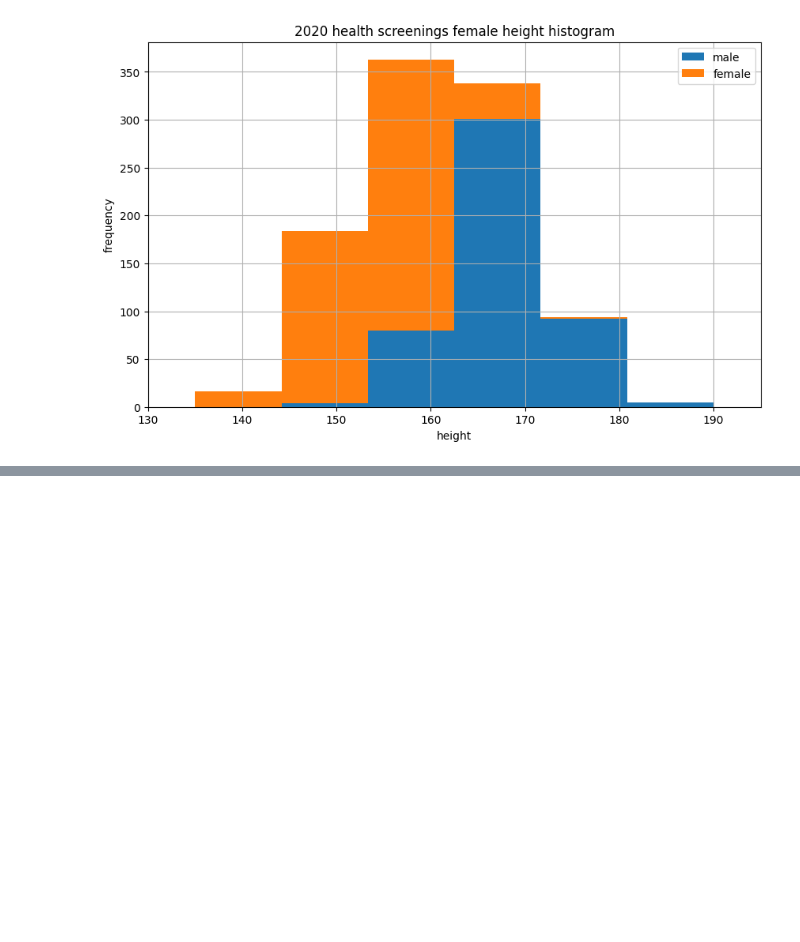
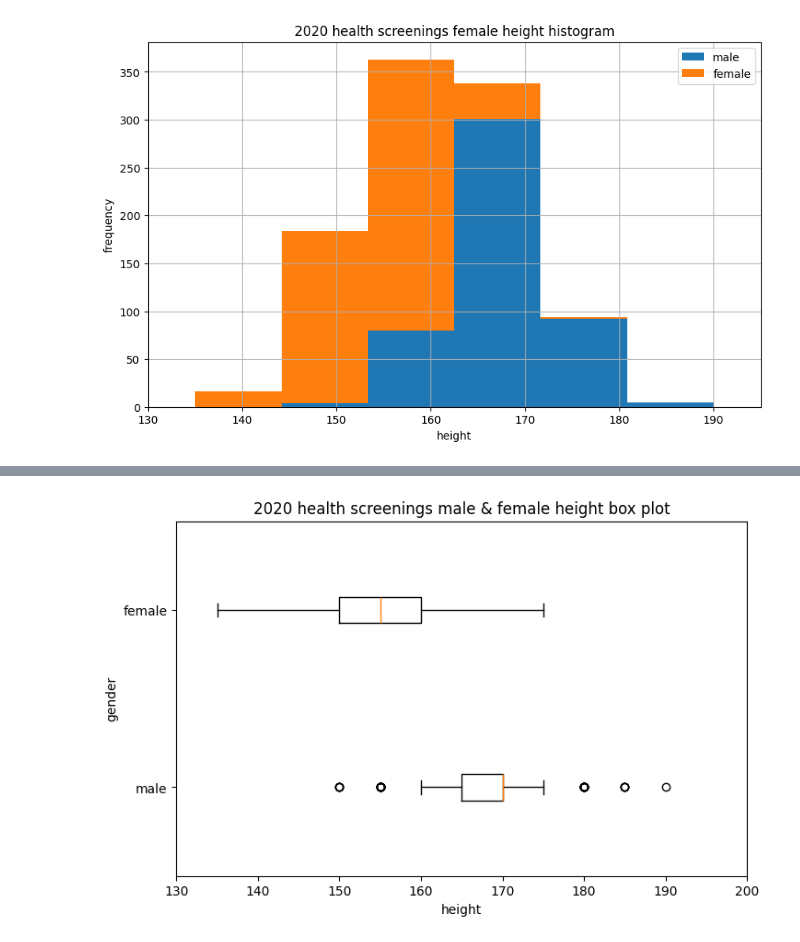
Before and after one commit to biiiing-lab/2024_Data_Analysis_Boot_Camp, a Jupyter notebook: CH05_Data_Visualize/health_maplotlib.ipynb, the cells around one changed output, grey strips where cells are left out. Saved outputs shown, nothing was run; the diff lists cells and outputs as text; code cells hidden in the pictures; blank space fills up the shorter version.

```diff
--- a/CH05_Data_Visualize/health_maplotlib.ipynb
+++ b/CH05_Data_Visualize/health_maplotlib.ipynb
@@ -93,0 +108,12 @@ plt.show()
+# %%
+# 상자수염 가로 그래프
+plt.figure(figsize=(8, 5))
+plt.boxplot(height, labels=['male', 'female'], vert=False)
+
+plt.xlim(130, 200)
+plt.ylabel('gender')
+plt.xlabel('height')
+plt.title('2020 health screenings male & female height box plot')
+plt.show()
+# %% [output]
+[figure, added]
```
Also changed, not shown: parts of 1 cell of this notebook, 1 other file.
